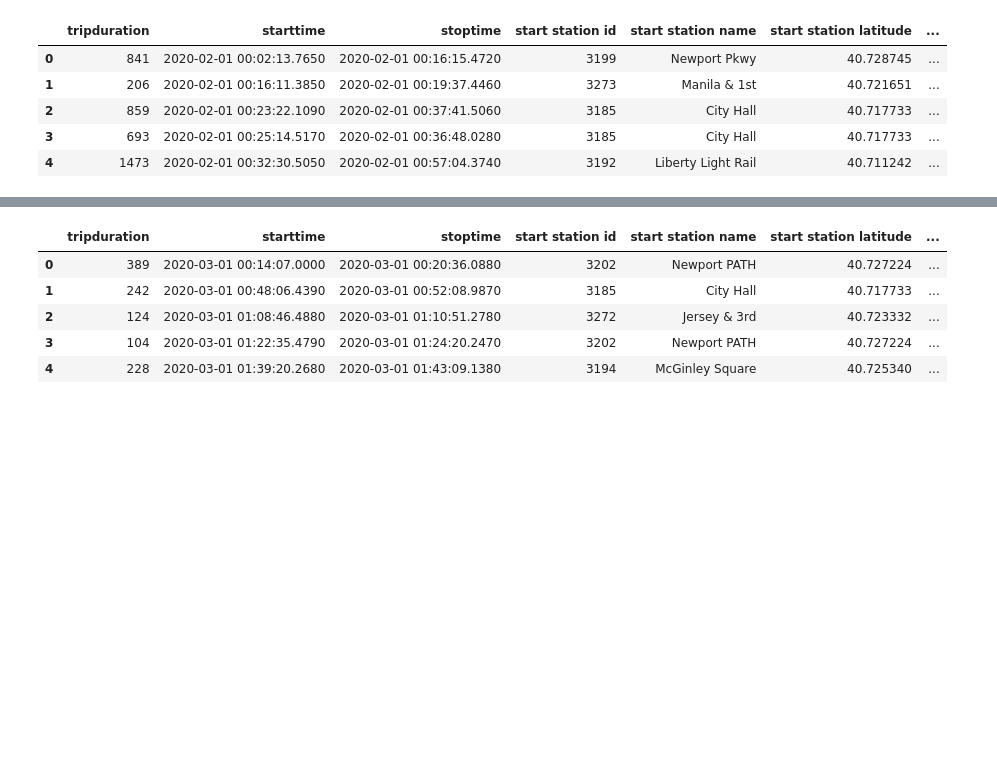
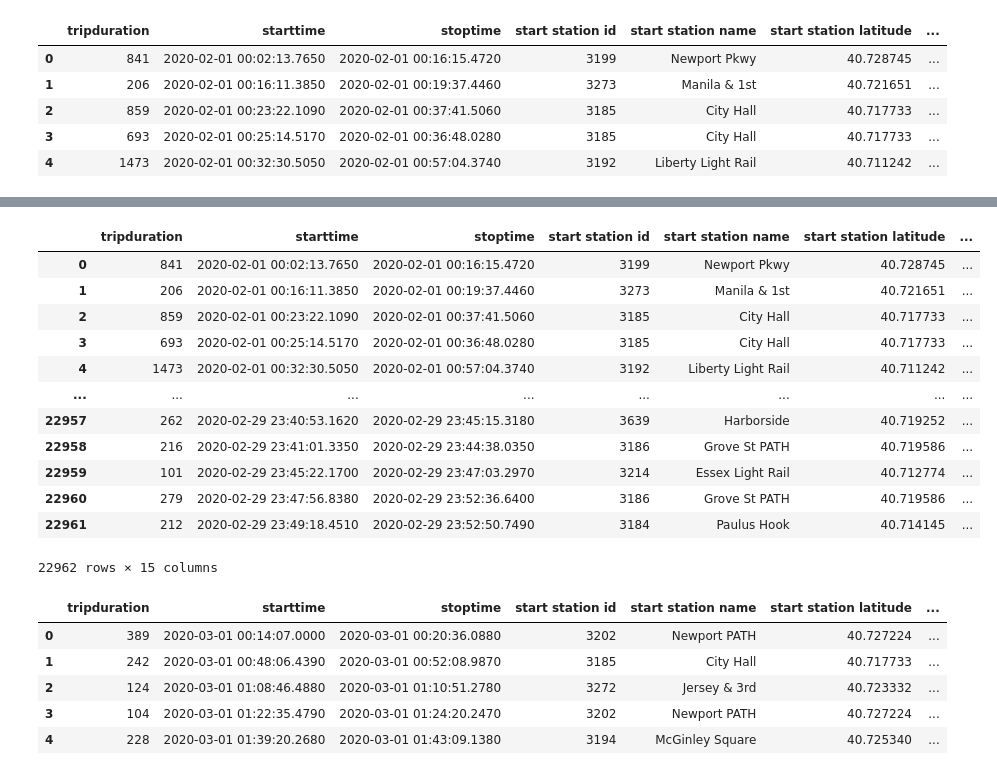
Before and after one commit to DINHC/tableau, a Jupyter notebook: citybike.ipynb, the cells around one changed output, grey strips where cells are left out. Saved outputs shown, nothing was run; the diff lists cells and outputs as text; code cells hidden in the pictures; blank space fills up the shorter version.

```diff
--- a/citybike.ipynb
+++ b/citybike.ipynb
@@ -99,3 +109,19 @@ bike2.drop_duplicates
+# %%
+bike2.dropna()
+# %% [output]
+|  | tripduration | starttime | stoptime | start station id | start station name | start station latitude | ... |
+| 0 | 841 | 2020-02-01 00:02:13.7650 | 2020-02-01 00:16:15.4720 | 3199 | Newport Pkwy | 40.728745 | ... |
+| 1 | 206 | 2020-02-01 00:16:11.3850 | 2020-02-01 00:19:37.4460 | 3273 | Manila & 1st | 40.721651 | ... |
+| 2 | 859 | 2020-02-01 00:23:22.1090 | 2020-02-01 00:37:41.5060 | 3185 | City Hall | 40.717733 | ... |
+| 3 | 693 | 2020-02-01 00:25:14.5170 | 2020-02-01 00:36:48.0280 | 3185 | City Hall | 40.717733 | ... |
+| 4 | 1473 | 2020-02-01 00:32:30.5050 | 2020-02-01 00:57:04.3740 | 3192 | Liberty Light Rail | 40.711242 | ... |
+| ... | ... | ... | ... | ... | ... | ... | ... |
+| 22957 | 262 | 2020-02-29 23:40:53.1620 | 2020-02-29 23:45:15.3180 | 3639 | Harborside | 40.719252 | ... |
+| 22958 | 216 | 2020-02-29 23:41:01.3350 | 2020-02-29 23:44:38.0350 | 3186 | Grove St PATH | 40.719586 | ... |
+| 22959 | 101 | 2020-02-29 23:45:22.1700 | 2020-02-29 23:47:03.2970 | 3214 | Essex Light Rail | 40.712774 | ... |
+| 22960 | 279 | 2020-02-29 23:47:56.8380 | 2020-02-29 23:52:36.6400 | 3186 | Grove St PATH | 40.719586 | ... |
+| 22961 | 212 | 2020-02-29 23:49:18.4510 | 2020-02-29 23:52:50.7490 | 3184 | Paulus Hook | 40.714145 | ... |
+22962 rows × 15 columns
 # %%
 bike3 = pd.read_csv('2020bikedatacsv\JC-202003-citibike-tripdata.csv')
 bike3.head()
```
Also changed, not shown: parts of 34 cells of this notebook.
